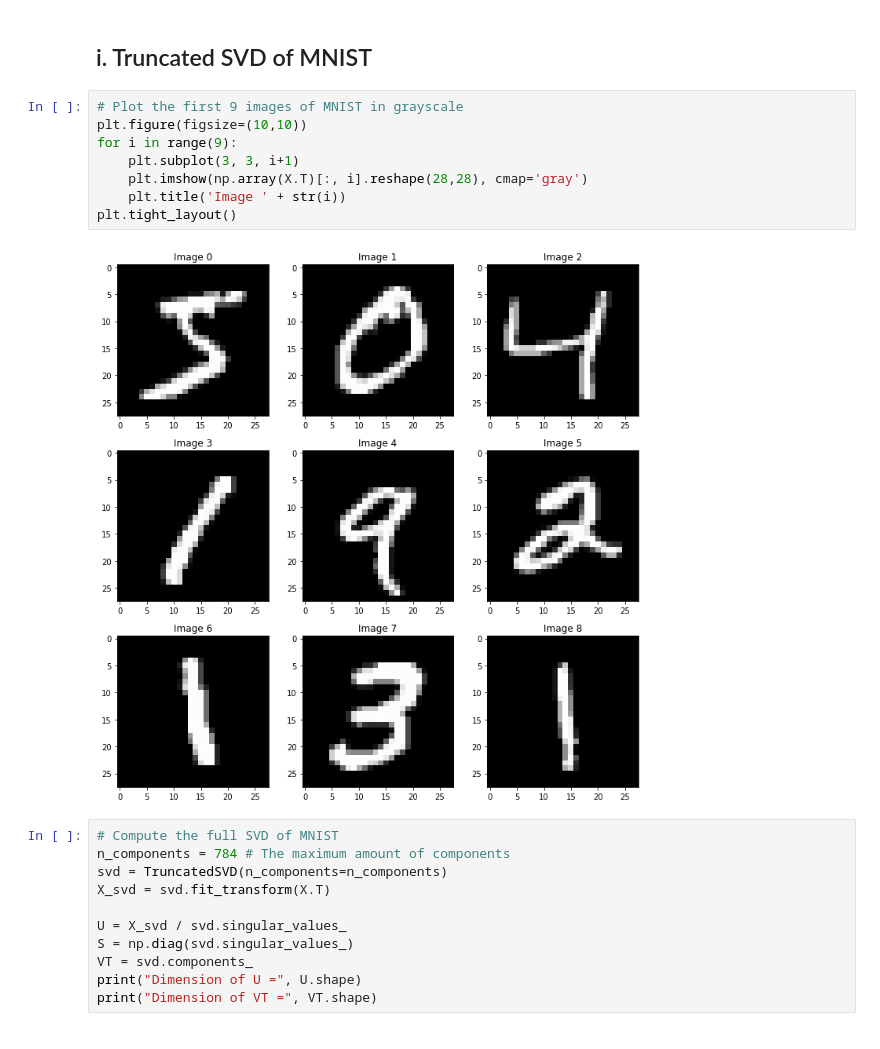
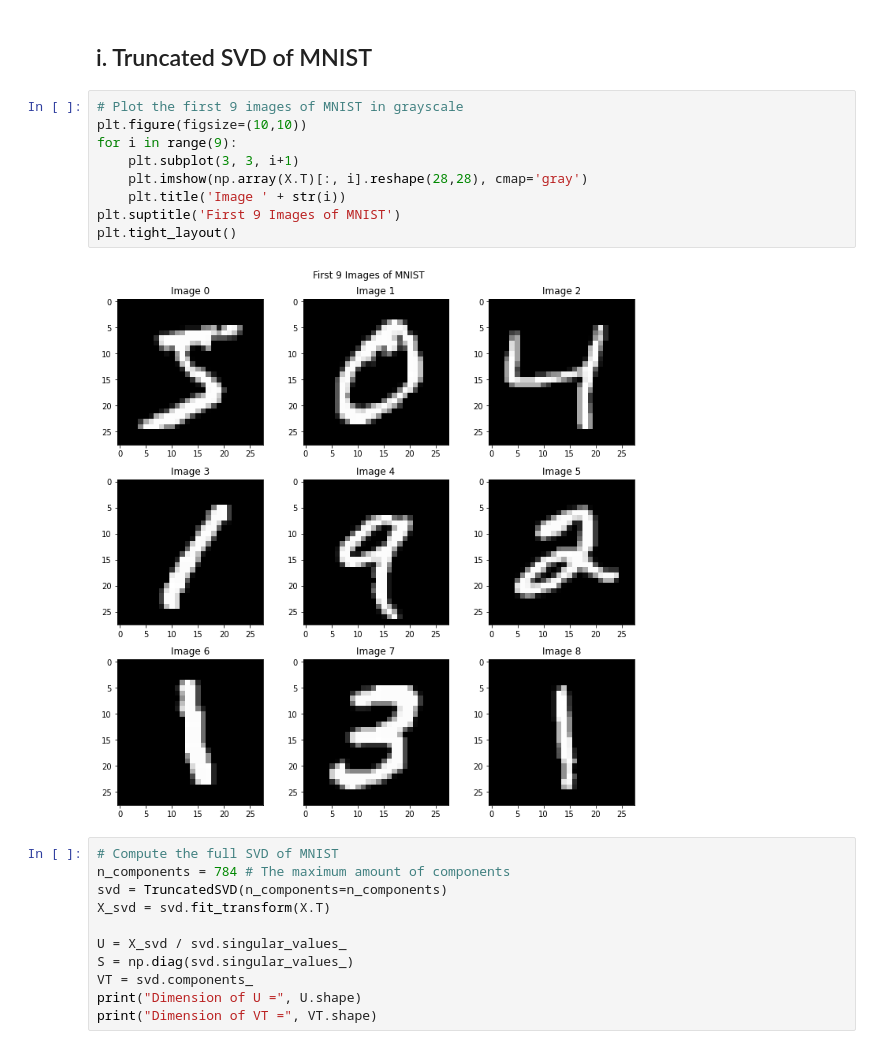
Before and after one commit to marybun/machine_learning, a Jupyter notebook: HW3/classify.ipynb, the cells around one changed output. Saved outputs shown, nothing was run; the diff lists cells and outputs as text.

```diff
--- a/HW3/classify.ipynb
+++ b/HW3/classify.ipynb
@@ -18,13 +18,14 @@ y = mnist.target
 # %%
 # Plot the first 9 images of MNIST in grayscale
 plt.figure(figsize=(10,10))
 for i in range(9):
     plt.subplot(3, 3, i+1)
     plt.imshow(np.array(X.T)[:, i].reshape(28,28), cmap='gray')
     plt.title('Image ' + str(i))
+plt.suptitle('First 9 Images of MNIST')
 plt.tight_layout()
 # %% [output]
-[figure, old version]
+[figure, new version]
 # %%
 # Compute the full SVD of MNIST
 n_components = 784 # The maximum amount of components
```
